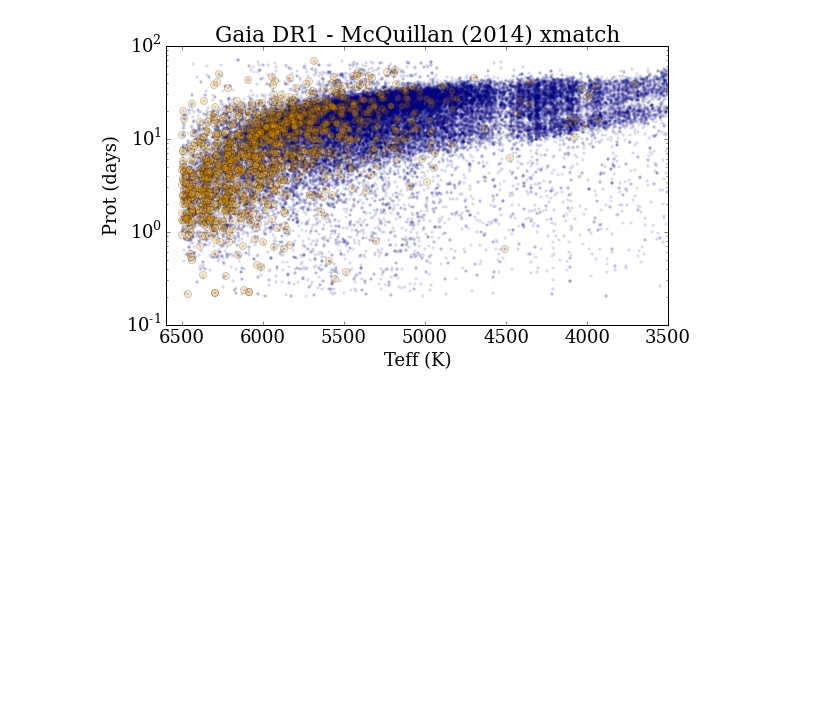
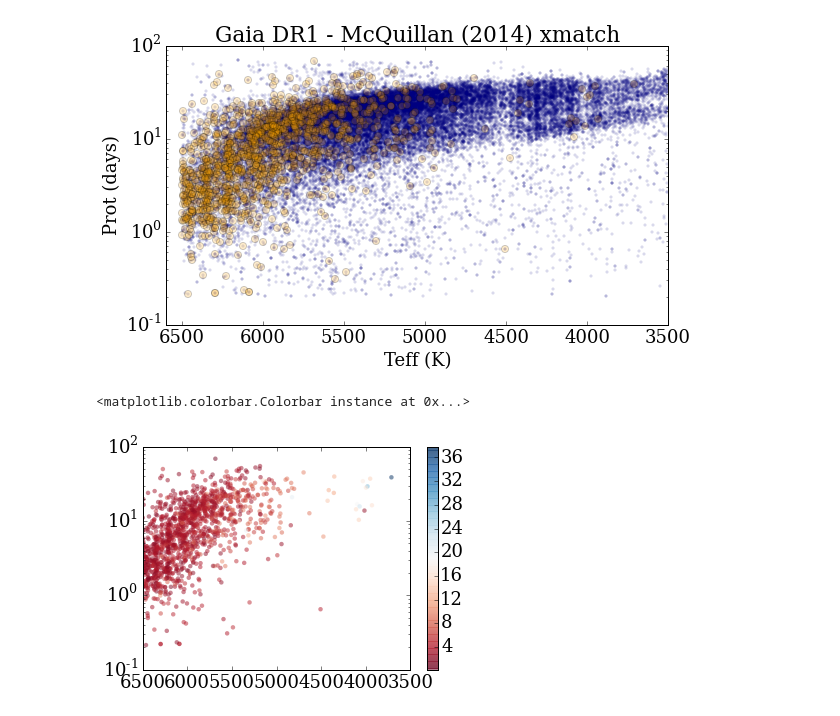
Before and after one commit to jradavenport/gaia_rot, a Jupyter notebook: explore.ipynb, the cells around one changed output. Drawn from its saved outputs; the diff is of its cells as text; code cells hidden in the pictures; blank space fills up the shorter version.

Commit message:
HR diagram

```diff
--- a/explore.ipynb
+++ b/explore.ipynb
@@ -72,3 +72,23 @@ plt.title('Gaia DR1 - McQuillan (2014) xmatch')
 # %% [output]
 <matplotlib.text.Text at 0x...>
 [figure]
+# %%
+'''
+can we explore the bimodality in periods for the M dwarfs?
+
+no... too few stars with parallax
+'''
+ok = np.where(np.isfinite(gaia[u'parallax']))
+
+cm = plt.cm.get_cmap('RdBu')
+
+plt.scatter(gaia[u'Teff'].values[ok],
+            gaia[u'Prot'].values[ok],
+            s=20, alpha=0.5, lw=0, cmap=cm, c=(gaia[u'parallax'].values[ok] + 1))
+plt.xlim(6500,3500)
+# plt.ylim(4,100)
+plt.yscale('log')
+plt.colorbar()
+# %% [output]
+<matplotlib.colorbar.Colorbar instance at 0x...>
+[figure, added]
```
Also changed, not shown: parts of 2 cells of this notebook.
